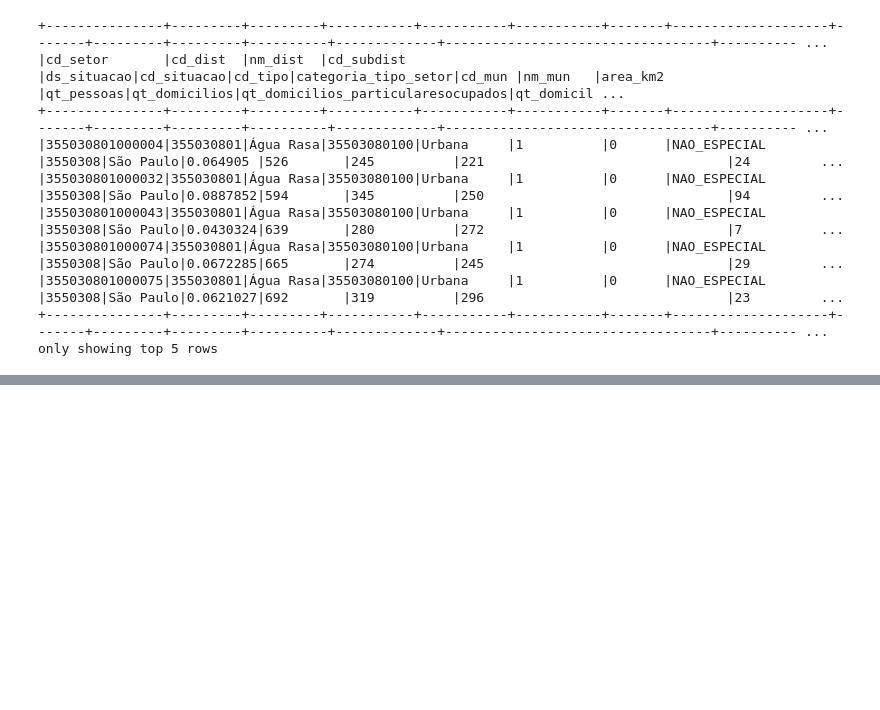
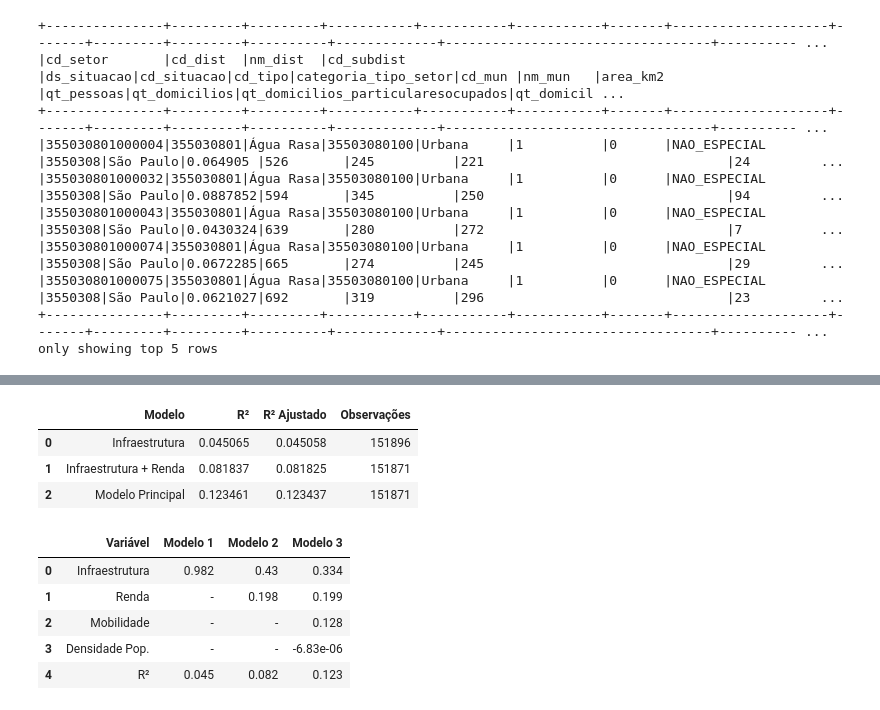
Before and after one commit to W3lps/tcc_univesp, a Jupyter notebook: notebooks/04_correlacoes.ipynb, the cells around one changed output, grey strips where cells are left out. Cells and saved outputs as stored; diff of their text form; code cells hidden in the pictures; blank space fills up the shorter version.

```diff
--- a/notebooks/04_correlacoes.ipynb
+++ b/notebooks/04_correlacoes.ipynb
@@ -239,0 +286,8 @@ root
+# %%
+df_analise_correlacao = (
+    df_analise_correlacao
+    .withColumn(
+        "log_tx_crimes_1000_hab",
+        F.log1p(F.col("tx_crimes_1000_hab"))
+    )
+)
@@ -239,0 +580,70 @@ root
+# %%
+tabela_modelos = pd.DataFrame({
+    "Modelo": [
+        "Infraestrutura",
+        "Infraestrutura + Renda",
+        "Modelo Principal"
+    ],
+    "R²": [
+        modelo_1.rsquared,
+        modelo_2.rsquared,
+        modelo_3.rsquared
+    ],
+    "R² Ajustado": [
+        modelo_1.rsquared_adj,
+        modelo_2.rsquared_adj,
+        modelo_3.rsquared_adj
+    ],
+    "Observações": [
+        int(modelo_1.nobs),
+        int(modelo_2.nobs),
+        int(modelo_3.nobs)
+    ]
+})
+
+tabela_modelos
+# %% [output]
+|  | Modelo | R² | R² Ajustado | Observações |
+| 0 | Infraestrutura | 0.045065 | 0.045058 | 151896 |
+| 1 | Infraestrutura + Renda | 0.081837 | 0.081825 | 151871 |
+| 2 | Modelo Principal | 0.123461 | 0.123437 | 151871 |
+# %%
+tabela_final = pd.DataFrame({
+    "Variável": [
+        "Infraestrutura",
+        "Renda",
+        "Mobilidade",
+        "Densidade Pop.",
+        "R²"
+    ],
+    "Modelo 1": [
+        round(modelo_1.params["indice_infraestrutura_urbana"], 3),
+        "-",
+        "-",
+        "-",
+        round(modelo_1.rsquared, 3)
+    ],
+    "Modelo 2": [
+        round(modelo_2.params["indice_infraestrutura_urbana"], 3),
+        round(modelo_2.params["log_renda_media"], 3),
+        "-",
+        "-",
+        round(modelo_2.rsquared, 3)
+    ],
+    "Modelo 3": [
+        round(modelo_3.params["indice_infraestrutura_urbana"], 3),
+        round(modelo_3.params["log_renda_media"], 3),
+        round(modelo_3.params["indice_mobilidade_urbana"], 3),
+        f"{modelo_3.params['densidade_populacional']:.2e}",
+        round(modelo_3.rsquared, 3)
+    ]
+})
+
+tabela_final
+# %% [output]
+|  | Variável | Modelo 1 | Modelo 2 | Modelo 3 |
+| 0 | Infraestrutura | 0.982 | 0.43 | 0.334 |
+| 1 | Renda | - | 0.198 | 0.199 |
+| 2 | Mobilidade | - | - | 0.128 |
+| 3 | Densidade Pop. | - | - | -6.83e-06 |
+| 4 | R² | 0.045 | 0.082 | 0.123 |
```
Also changed, not shown: parts of 23 cells of this notebook, 1 other file.
